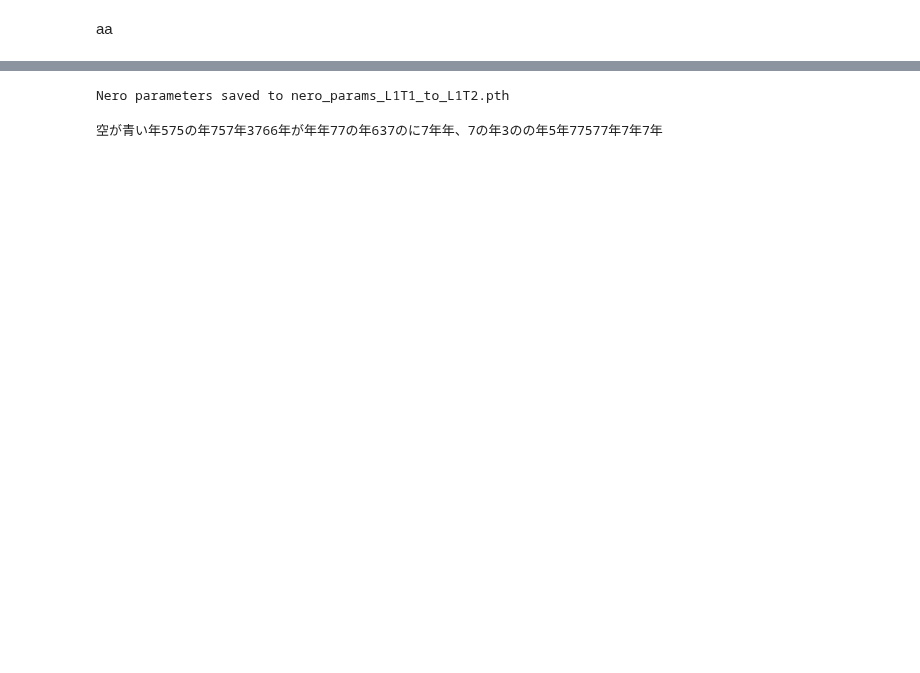
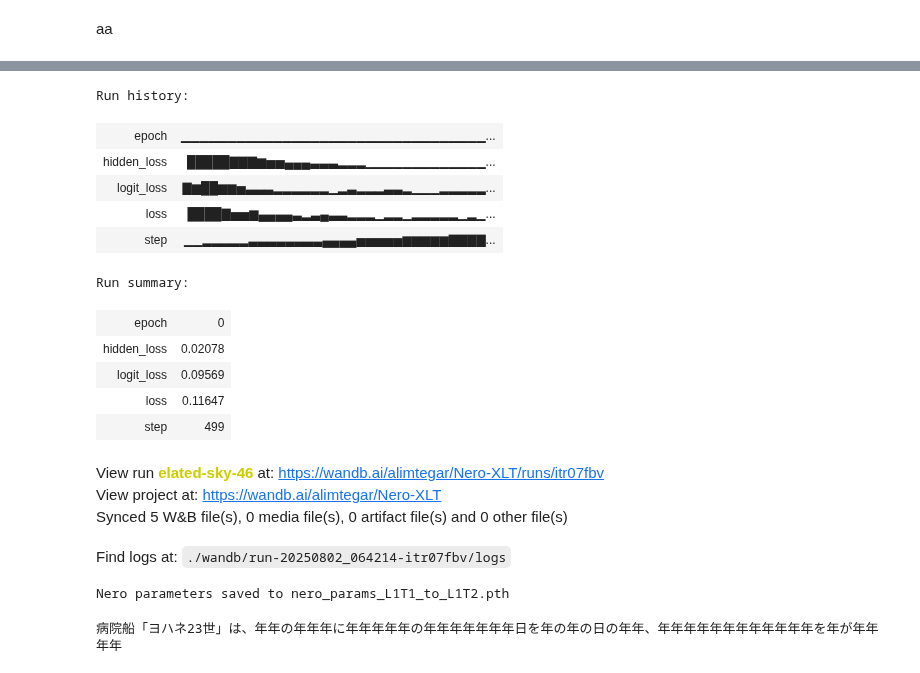
Before and after one commit to alxxtexxr/Adolla-X, a Jupyter notebook: nero_model_training.ipynb, the cells around one changed output, grey strips where cells are left out. Drawn from its saved outputs; the diff is of its cells as text; code cells hidden in the pictures; blank space fills up the shorter version.

Commit message:
Try training Nero model

```diff
--- a/nero_model_training.ipynb
+++ b/nero_model_training.ipynb
@@ -1183,3 +1155,22 @@ Find logs at: ./wandb/run-20250801_152523-h76w80ck/logs
+# %%
+wandb.finish()
+# %% [output]
+Run history:
+| epoch | ▁▁▁▁▁▁▁▁▁▁▁▁▁▁▁▁▁▁▁▁▁▁▁▁▁▁▁▁▁▁▁▁▁... |
+| hidden_loss | █████▇▇▇▆▅▅▄▄▄▃▃▃▂▂▂▁▁▁▁▁▁▁▁▁▁▁▁▁... |
+| logit_loss | ▇▆██▆▆▅▃▃▃▂▂▂▂▂▂▁▂▃▂▂▂▃▃▂▁▁▁▂▂▂▂▂... |
+| loss | ████▇▅▅▆▄▄▄▄▃▂▃▄▃▃▂▂▂▁▂▂▁▂▂▂▂▂▁▂▁... |
+| step | ▁▁▂▂▂▂▂▃▃▃▃▃▃▃▃▄▄▄▄▅▅▅▅▅▆▆▆▆▆▇▇▇▇... |
+Run summary:
+| epoch | 0 |
+| hidden_loss | 0.02078 |
+| logit_loss | 0.09569 |
+| loss | 0.11647 |
+| step | 499 |
+View run elated-sky-46 at: https://wandb.ai/alimtegar/Nero-XLT/runs/itr07fbv
+View project at: https://wandb.ai/alimtegar/Nero-XLT
+Synced 5 W&B file(s), 0 media file(s), 0 artifact file(s) and 0 other file(s)
+Find logs at: ./wandb/run-20250802_064214-itr07fbv/logs
 # %%
 # Save Nero parameters
 nero_params_path = f"nero_params_L1T1_to_{model_configs['target']['label']}.pth"
@@ -1194,9 +1185,9 @@ nero_model.set_return_nero_outputs(False)
 generate_text(
     nero_model,
     tokenizer,
-    prompt="空が青い",
+    prompt="病院船「ヨハネ23世」は、",
 )
 nero_model.set_return_nero_outputs(True)
 nero_model.train();
 # %% [output]
-空が青い年575の年757年3766年が年年77の年637のに7年年、7の年3のの年5年77577年7年7年
+病院船「ヨハネ23世」は、年年の年年年に年年年年年の年年年年年年年日を年の年の日の年年、年年年年年年年年年年年年を年が年年年年
```
Also changed, not shown: parts of 8 cells of this notebook.
